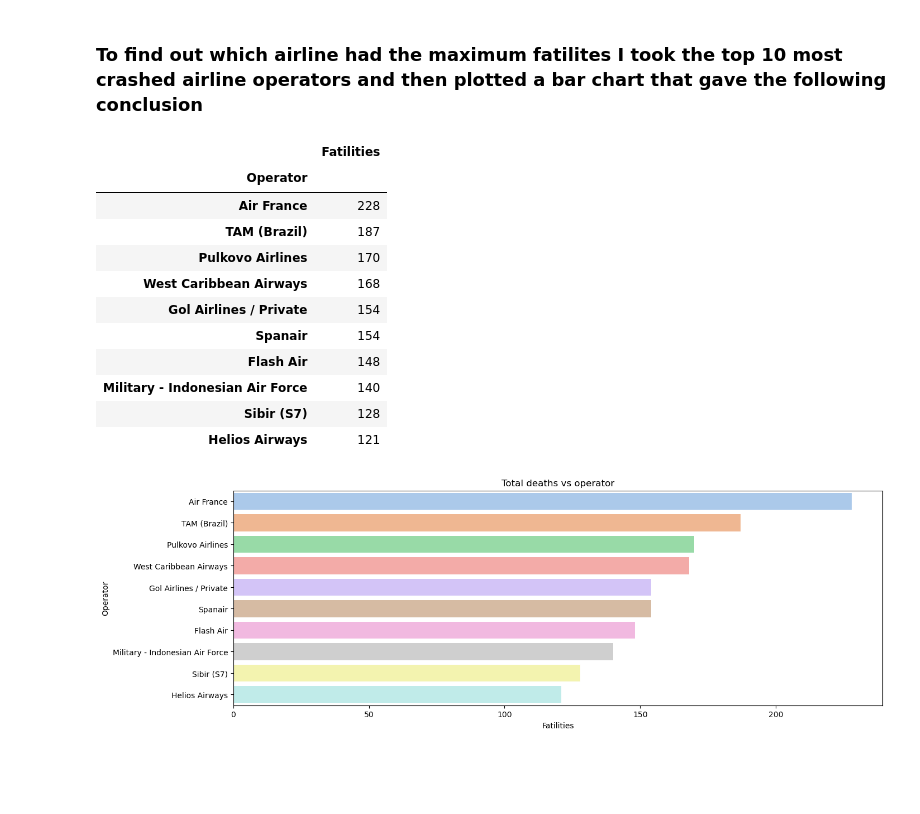
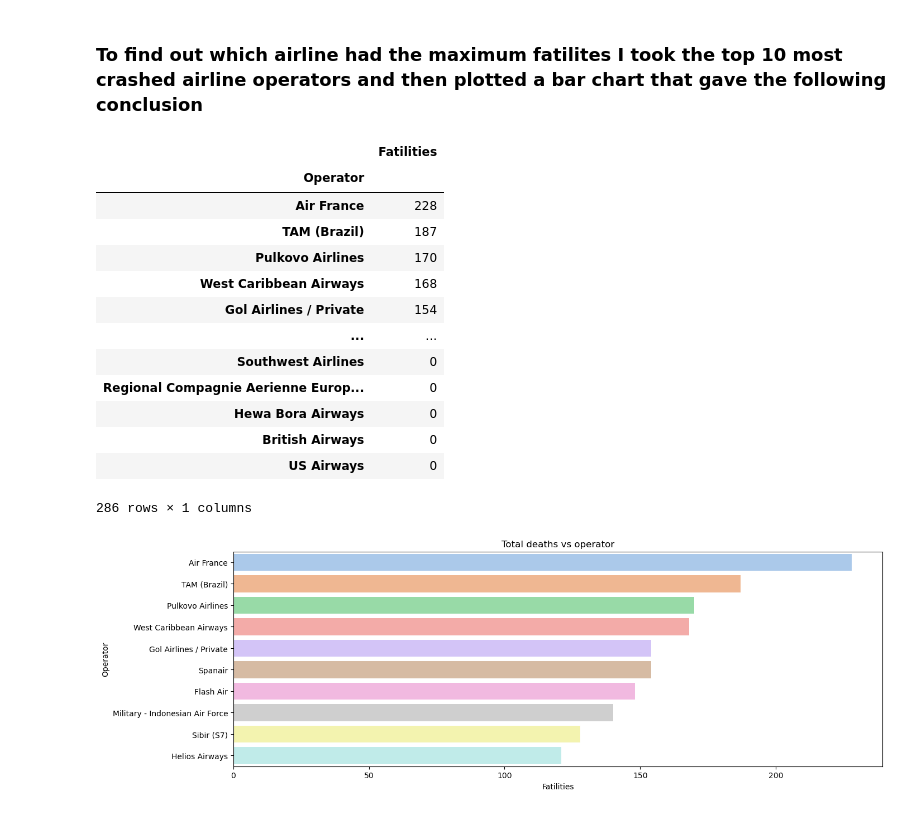
Before and after one commit to raghavbhagria/data-analysis, a Jupyter notebook: notebooks/group_analysis.ipynb, the cells around one changed output. Cells and saved outputs as stored; diff of their text form; code cells hidden in the pictures; blank space fills up the shorter version.

```diff
--- a/notebooks/group_analysis.ipynb
+++ b/notebooks/group_analysis.ipynb
@@ -100,25 +106,26 @@ So the most fatal aircraft incident took place in 2005
 # %% [markdown]
 ### To find out which airline had the maximum fatilites I took the top 10 most crashed airline operators and then plotted a bar chart that gave the following conclusion
 # %%
-total_death_per_airline = df.groupby('Operator')[['Fatilities']].sum()
-total_death_per_airline = df_death_airline.rename(columns={"Operator": "Total Death"})
-total_death_per_airline = df_death_airline.sort_values(by='Fatilities', ascending=False)
-total_death_per_airline_top10 = df_death_airline.head(10)
+max_fatilities_operator = df2.groupby('Operator')[['Fatilities']].sum()
+max_fatilities_operator = max_fatilities_operator.sort_values(by='Fatilities', ascending=False)
+max_fatilities_operator_top10 = max_fatilities_operator.head(10)
 
-total_death_per_airline_top10
+max_fatilities_operator
 # %% [output]
 |  | Fatilities |
 | Operator |  |
 | Air France | 228 |
 | TAM (Brazil) | 187 |
 | Pulkovo Airlines | 170 |
 | West Caribbean Airways | 168 |
 | Gol Airlines / Private | 154 |
-| Spanair | 154 |
-| Flash Air | 148 |
-| Military - Indonesian Air Force | 140 |
-| Sibir (S7) | 128 |
-| Helios Airways | 121 |
+| ... | ... |
+| Southwest Airlines | 0 |
+| Regional Compagnie Aerienne Europ... | 0 |
+| Hewa Bora Airways | 0 |
+| British Airways | 0 |
+| US Airways | 0 |
+286 rows × 1 columns
 # %%
 
 plt.figure(figsize=(15, 5))
```
Also changed, not shown: parts of 6 cells of this notebook, 5 other files.
